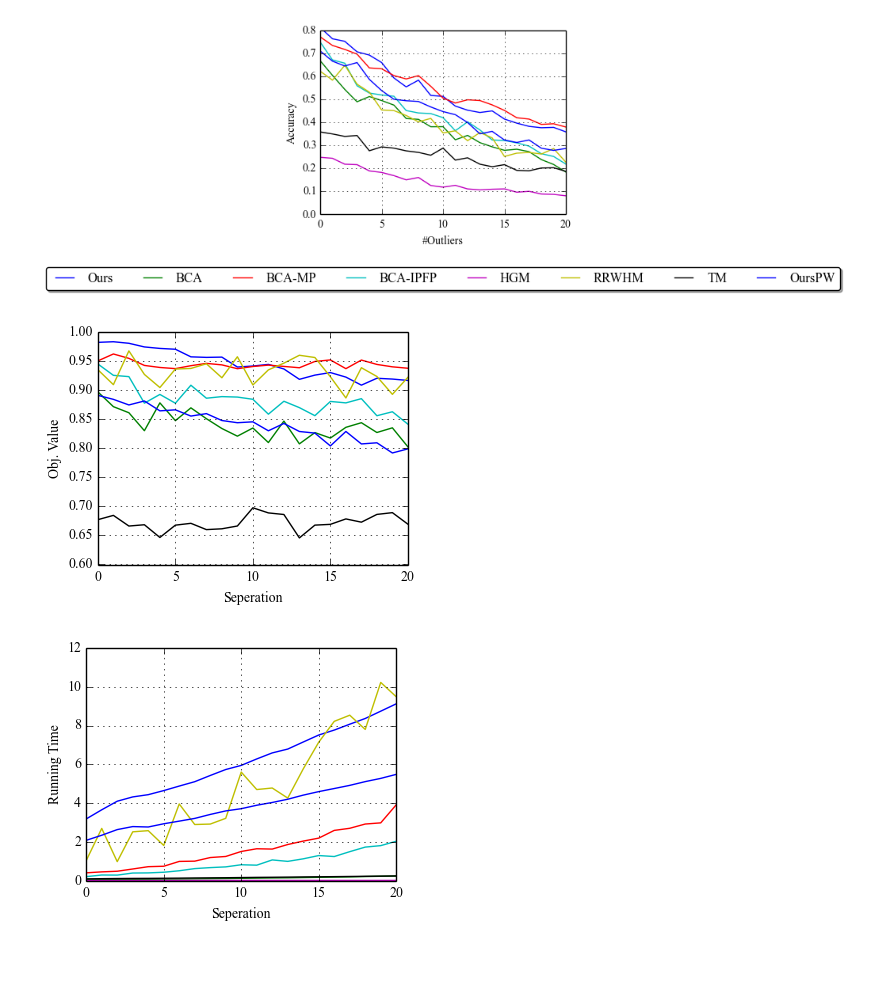
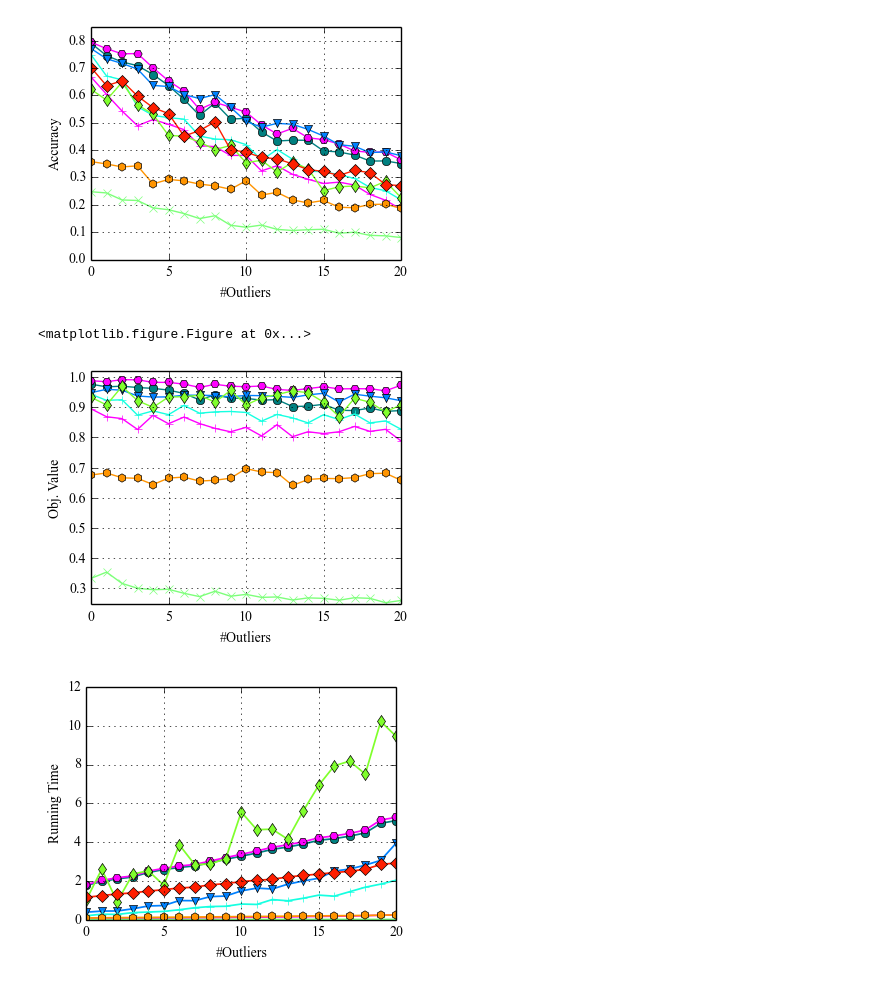
Before and after one commit to zzhang1987/HyperGraphMatchingBP, a Jupyter notebook: demoCarHyper.ipynb, the cells around one changed output. Saved outputs shown, nothing was run; the diff lists cells and outputs as text; code cells hidden in the pictures; blank space fills up the shorter version.

```diff
--- a/demoCarHyper.ipynb
+++ b/demoCarHyper.ipynb
@@ -219,27 +243,52 @@ NofOus 10, Finished Frame: 27
 # %%
 import matplotlib.pyplot as plt
 import matplotlib
+import pylab
+%matplotlib inline
+
+
+Colors = [[ 0.        ,  0.5        , 0.5        ,  1.        ],
+          [ 1.        ,  0.00196078,  1.        ,  1.        ],
+          [ 0.        ,  0.50392157,  1.        ,  1.        ],
+          [ 0.08538899,  1.        ,  0.88235294,  1.        ],
+          [ 0.49019608,  1.        ,  0.47754586,  1.        ],
+          [ 0.5       ,  1.        ,  0.17273877,  1.        ],
+          [ 1.        ,  0.58169935,  0.        ,  1.        ],
+          [ 1.        ,  0.11692084,  0.        ,  1.        ],
+          [ 1.        ,  0.        ,  1.        ,  1.        ]];
+Seq = [0, 8, 1, 2, 3, 4, 5, 6, 7]
 AlgorithmNames=['Ours', 'BCA', 'BCA-MP', 'BCA-IPFP', 'HGM', 'RRWHM', 'TM', 'OursPW', 'Ours-BCA']
+Markers = ['o', '+', 'v', '+', 'x', 'd', 'h', 'D', 'H']
 
+figData = pylab.figure(num=None, figsize=(4, 3), dpi=80, facecolor='w', edgecolor='k')
+ax = pylab.gca()
 
 matplotlib.rc('font',family='Times New Roman')
 
-%matplotlib inline
 
-plt.figure(num=None, figsize=(4, 3), dpi=80, facecolor='w', edgecolor='k')
+#plt.figure(num=None, figsize=(4, 3), dpi=80, facecolor='w', edgecolor='k')
 
 for ai in xrange(NofAlgorithms):
-    plt.plot(range(0,NofOus+1), MeanAcc[:,ai], label=AlgorithmNames[ai])
-plt.ylim([0,1.0])
-plt.grid(True)
+    pylab.plot(range(0,NofOus+1), MeanAcc[:,Seq[ai]], label=AlgorithmNames[Seq[ai]],
+             color=Colors[Seq[ai]], marker=Markers[Seq[ai]])
+pylab.ylim([0,0.85])
+pylab.grid(True)
 
-plt.ylabel('Accuracy')
-plt.xlabel('#Outliers')
+pylab.ylabel('Accuracy')
+pylab.xlabel('#Outliers')
 
-plt.legend(shadow=True, fancybox=True,loc='upper center', bbox_to_anchor=(0.5,-0.25), ncol=8)
-plt.savefig('House_ACC.pdf')    # <-- loses transparency
+
+figLegend = pylab.figure(figsize = (11.7,0.4))
+pylab.figlegend(*ax.get_legend_handles_labels(), loc = 'upper center',  ncol=9, shadow=True, fancybox=True)
+figData.savefig('Car_Acc.pdf')
+figLegend.savefig("legend.pdf")
+figLegend.show()
+
+#plt.legend(shadow=True, fancybox=True,loc='upper center', bbox_to_anchor=(0.5,-0.25), ncol=9)
+#plt.savefig('House_ACC.pdf')    # <-- loses transparency
 # %% [output]
-[figure, old version]
+[figure, new version]
+<matplotlib.figure.Figure at 0x...>
 # %%
 
 
@@ -248,14 +297,17 @@ plt.figure(num=None, figsize=(4, 3), dpi=80, facecolor='w', edgecolor='k')
 
 
 for ai in xrange(NofAlgorithms):
-    plt.plot(range(0,NofOus+1), MeanObj[:,ai], label=AlgorithmNames[ai])
-plt.ylim([0.6,1])
+    if(AlgorithmNames[Seq[ai]] == 'OursPW'):
+        continue
+    plt.plot(range(0,NofOus+1), MeanObj[:,Seq[ai]], label=AlgorithmNames[Seq[ai]],
+             color=Colors[Seq[ai]], marker=Markers[Seq[ai]])
+plt.ylim([0.25,1.02])
 plt.ylabel('Obj. Value')
-plt.xlabel('Seperation')
+plt.xlabel('#Outliers')
 plt.grid(True)
 plt.savefig('Car_Obj.pdf')    # <-- loses transparency
 # %% [output]
-[figure, old version]
+[figure, new version]
 # %%
 
 
@@ -263,11 +315,13 @@ plt.figure(num=None, figsize=(4, 3), dpi=80, facecolor='w', edgecolor='k')
 
 
 for ai in xrange(NofAlgorithms):
-    plt.plot(range(0,NofOus+1), MeanRtime[:,ai], label=AlgorithmNames[ai])
+    plt.plot(range(0,NofOus+1), MeanRtime[:,Seq[ai]], label=AlgorithmNames[Seq[ai]],
+             color=Colors[Seq[ai]], marker=Markers[Seq[ai]], linewidth=1.25)
+
 plt.ylabel('Running Time')
-plt.xlabel('Seperation')
+plt.xlabel('#Outliers')
 
 plt.grid(True)
 plt.savefig('Car_Time.pdf')    # <-- loses transparency
 # %% [output]
-[figure, old version]
+[figure, new version]
```
Also changed, not shown: parts of 3 cells of this notebook, 4 other files.
